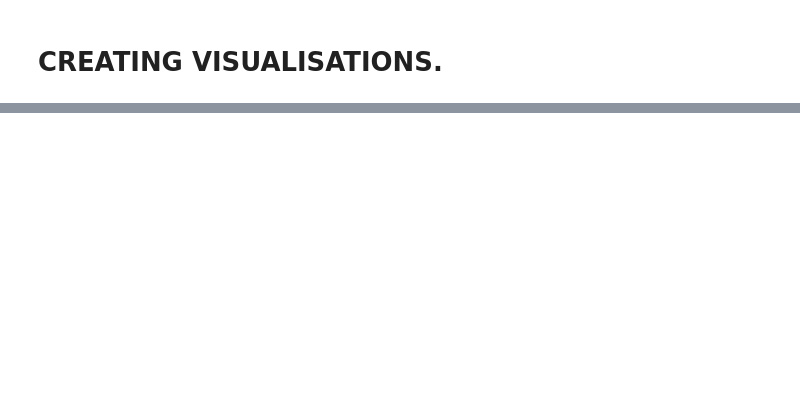
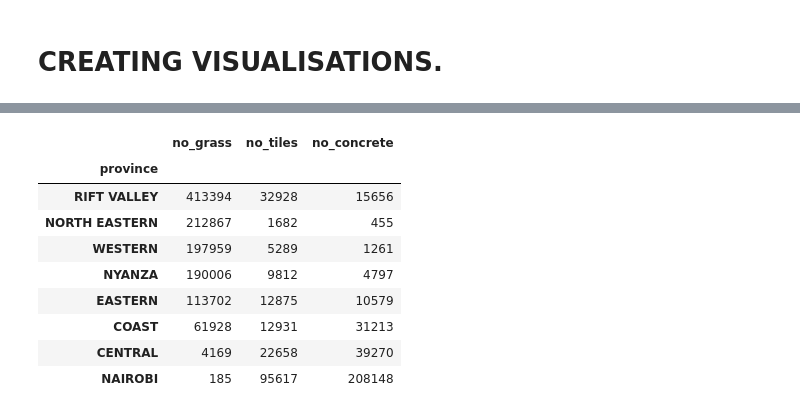
Before and after one commit to GeorgeKariuki7205/Introduction-To-Data-Science-With-Matploitlib-Pandas-And-SeaBorn, a Jupyter notebook: secondWorkshop.ipynb, the cells around one changed output, grey strips where cells are left out. Saved outputs shown, nothing was run; the diff lists cells and outputs as text; code cells hidden in the pictures; blank space fills up the shorter version.

```diff
--- a/secondWorkshop.ipynb
+++ b/secondWorkshop.ipynb
@@ -454,0 +469,14 @@ grouped = cd.groupby('province')[['no_grass','no_tiles','no_concrete']].sum()
+# %%
+# grouping and using the ascending order functionality
+grouped.sort_values(by = 'no_grass', ascending = False)
+# %% [output]
+|  | no_grass | no_tiles | no_concrete |
+| province |  |  |  |
+| RIFT VALLEY | 413394 | 32928 | 15656 |
+| NORTH EASTERN | 212867 | 1682 | 455 |
+| WESTERN | 197959 | 5289 | 1261 |
+| NYANZA | 190006 | 9812 | 4797 |
+| EASTERN | 113702 | 12875 | 10579 |
+| COAST | 61928 | 12931 | 31213 |
+| CENTRAL | 4169 | 22658 | 39270 |
+| NAIROBI | 185 | 95617 | 208148 |
```
Also changed, not shown: parts of 3 cells of this notebook.
